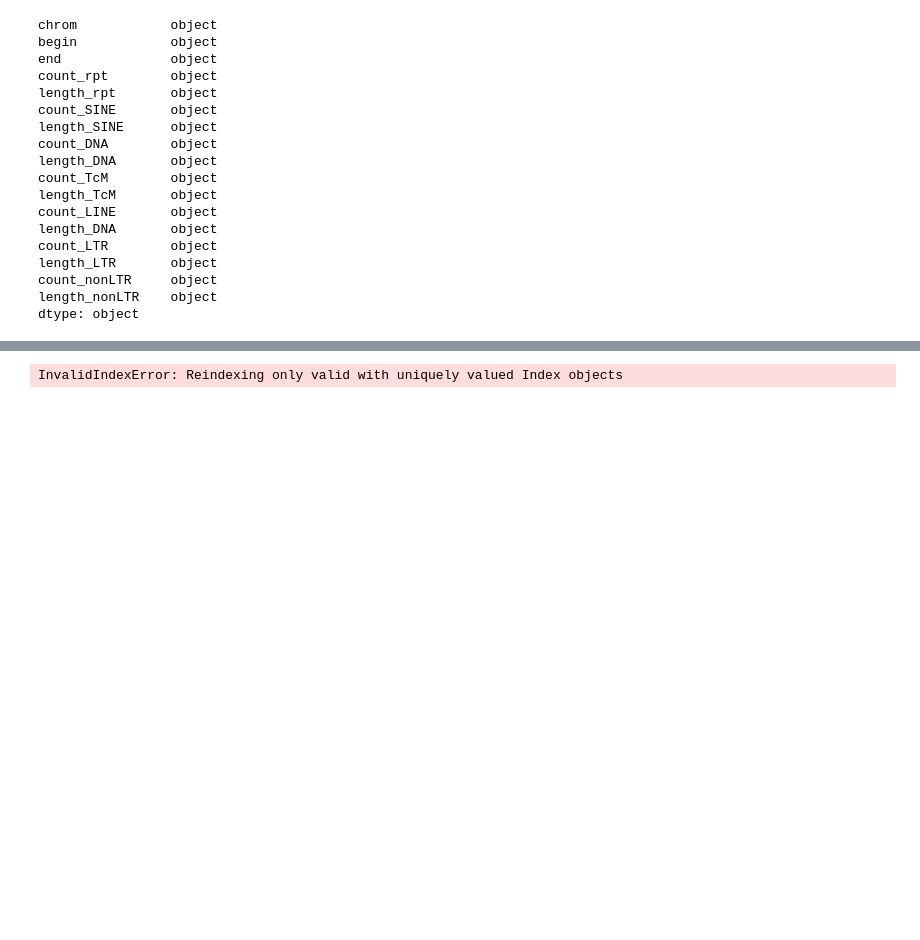
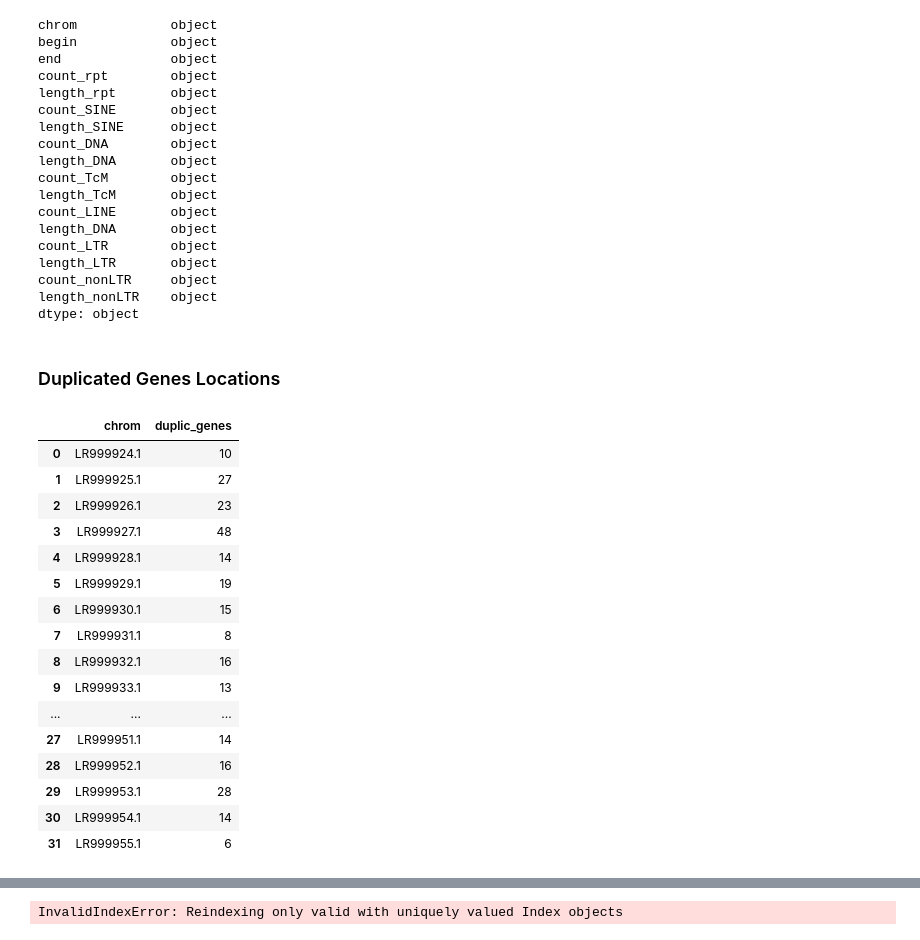
Before and after one commit to DaSh-bash/GenomeVanessa, a Jupyter notebook: VanessaRepeat/RepeatWindowAnalysis2-Copy1.ipynb, the cells around one changed output, grey strips where cells are left out. Drawn from its saved outputs; the diff is of its cells as text; code cells hidden in the pictures; blank space fills up the shorter version.

```diff
--- a/VanessaRepeat/RepeatWindowAnalysis2-Copy1.ipynb
+++ b/VanessaRepeat/RepeatWindowAnalysis2-Copy1.ipynb
@@ -591,3 +591,5 @@ length_LTR       object
 count_nonLTR     object
 length_nonLTR    object
 dtype: object
+# %% [markdown]
+### Duplicated Genes Locations
@@ -593,0 +610,22 @@ dtype: object
+# %%
+dfr=pd.read_csv("/Users/dariashipilina/Documents/GitHub/GenomeVanessa/VanessaAnnotation/Gained_genes_per_chrom.tsv", sep='\t', header=0)
+dfr.columns =["chrom", "duplic_genes"]
+dfr
+# %% [output]
+|  | chrom | duplic_genes |
+| 0 | LR999924.1 | 10 |
+| 1 | LR999925.1 | 27 |
+| 2 | LR999926.1 | 23 |
+| 3 | LR999927.1 | 48 |
+| 4 | LR999928.1 | 14 |
+| 5 | LR999929.1 | 19 |
+| 6 | LR999930.1 | 15 |
+| 7 | LR999931.1 | 8 |
+| 8 | LR999932.1 | 16 |
+| 9 | LR999933.1 | 13 |
+| ... | ... | ... |
+| 27 | LR999951.1 | 14 |
+| 28 | LR999952.1 | 16 |
+| 29 | LR999953.1 | 28 |
+| 30 | LR999954.1 | 14 |
+| 31 | LR999955.1 | 6 |
```
Also changed, not shown: parts of 2 cells of this notebook, 4 other files.
